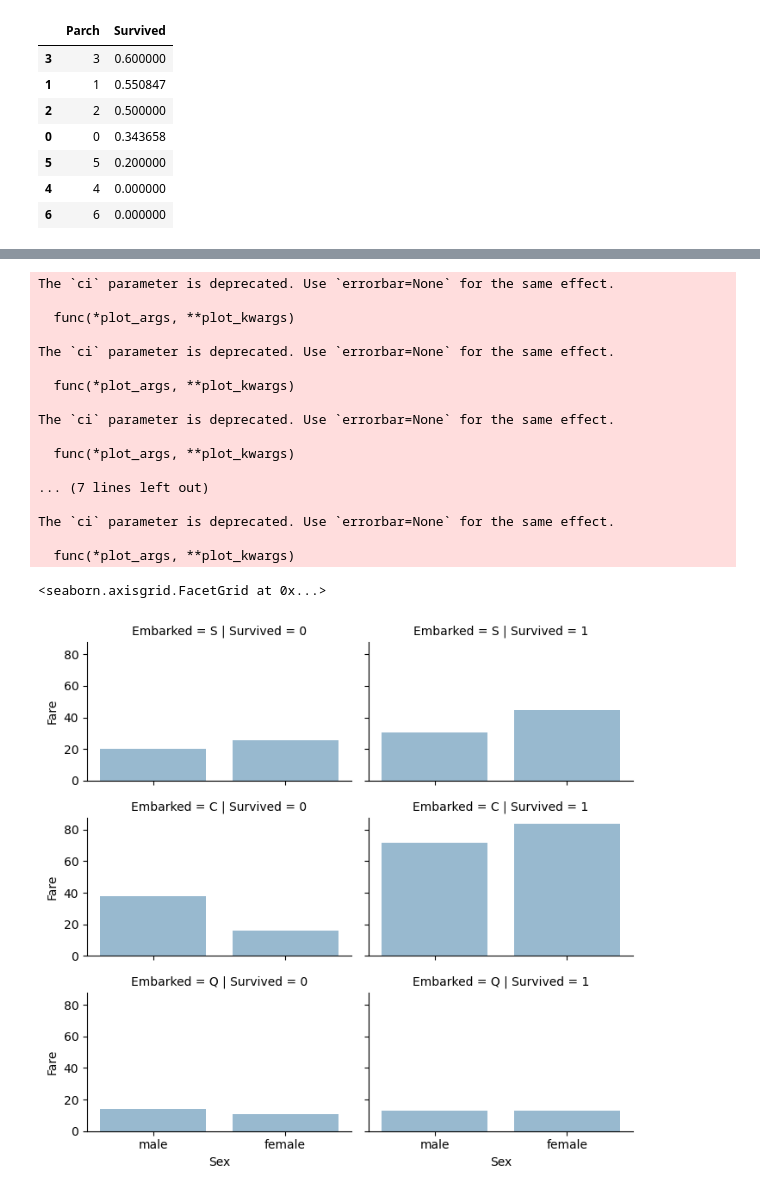
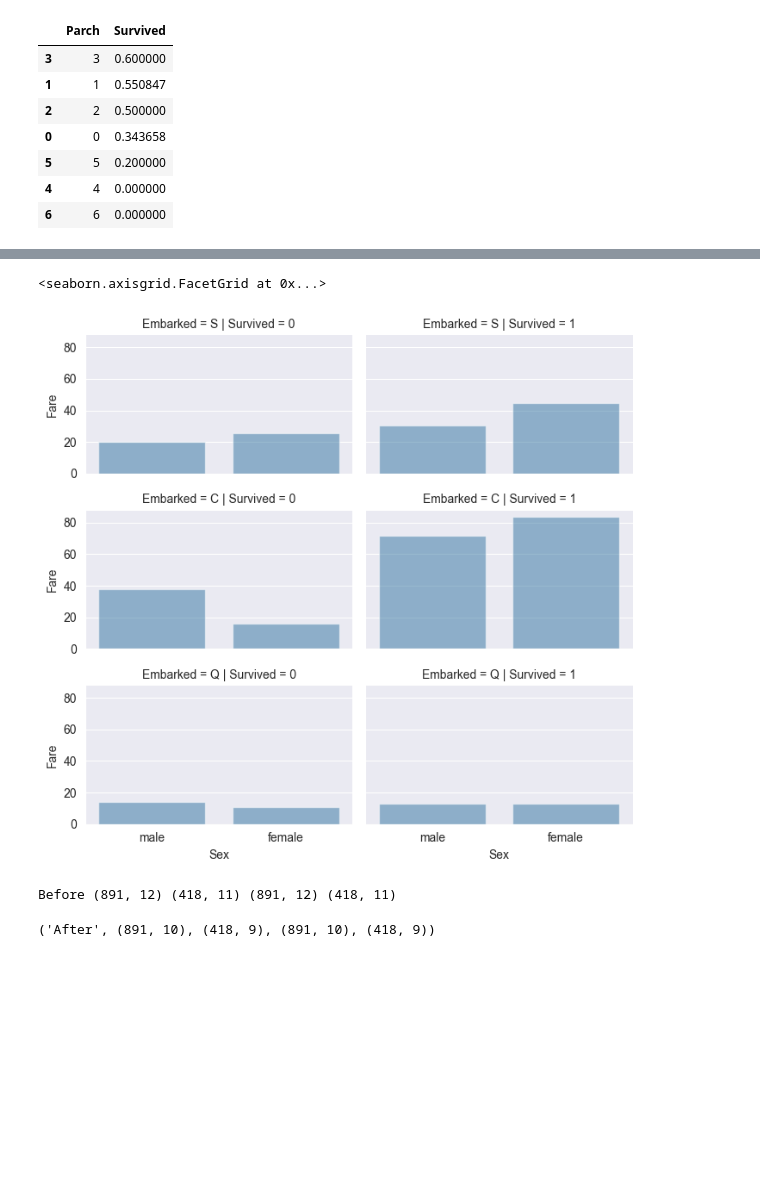
Before and after one commit to cangqiongyishao/KaggleCompetition, a Jupyter notebook: Titanic/titanic.ipynb, the cells around one changed output, grey strips where cells are left out. Cells and saved outputs as stored; diff of their text form; code cells hidden in the pictures; blank space fills up the shorter version.

```diff
--- a/Titanic/titanic.ipynb
+++ b/Titanic/titanic.ipynb
@@ -176,24 +176,17 @@ grid.add_legend()
 # %%
 grid=sns.FacetGrid(train_df,row='Embarked',col='Survived',height=2.2,aspect=1.6)
-grid.map(sns.barplot,'Sex','Fare',alpha=0.5,ci=None)
+grid.map(sns.barplot,'Sex','Fare',alpha=0.5,errorbar=None)
 grid.add_legend()
 # %% [output]
-The `ci` parameter is deprecated. Use `errorbar=None` for the same effect.
-
-  func(*plot_args, **plot_kwargs)
-
-The `ci` parameter is deprecated. Use `errorbar=None` for the same effect.
-
-  func(*plot_args, **plot_kwargs)
-
-The `ci` parameter is deprecated. Use `errorbar=None` for the same effect.
-
-  func(*plot_args, **plot_kwargs)
-
-... (7 lines left out)
-
-The `ci` parameter is deprecated. Use `errorbar=None` for the same effect.
-
-  func(*plot_args, **plot_kwargs)
+<seaborn.axisgrid.FacetGrid at 0x...>
-<seaborn.axisgrid.FacetGrid at 0x...>
-[figure, old version]
+[figure, new version]
+# %%
+print('Before', train_df.shape,test_df.shape,combine[0].shape,combine[1].shape)
+train_df=train_df.drop(['Ticket','Cabin'],axis=1)
+test_df=test_df.drop(['Ticket','Cabin'],axis=1)
+combine=[train_df,test_df]
+
+'After',train_df.shape,test_df.shape,combine[0].shape,combine[1].shape
+# %% [output]
+Before (891, 12) (418, 11) (891, 12) (418, 11)
+('After', (891, 10), (418, 9), (891, 10), (418, 9))
```
Also changed, not shown: parts of 39 cells of this notebook.
